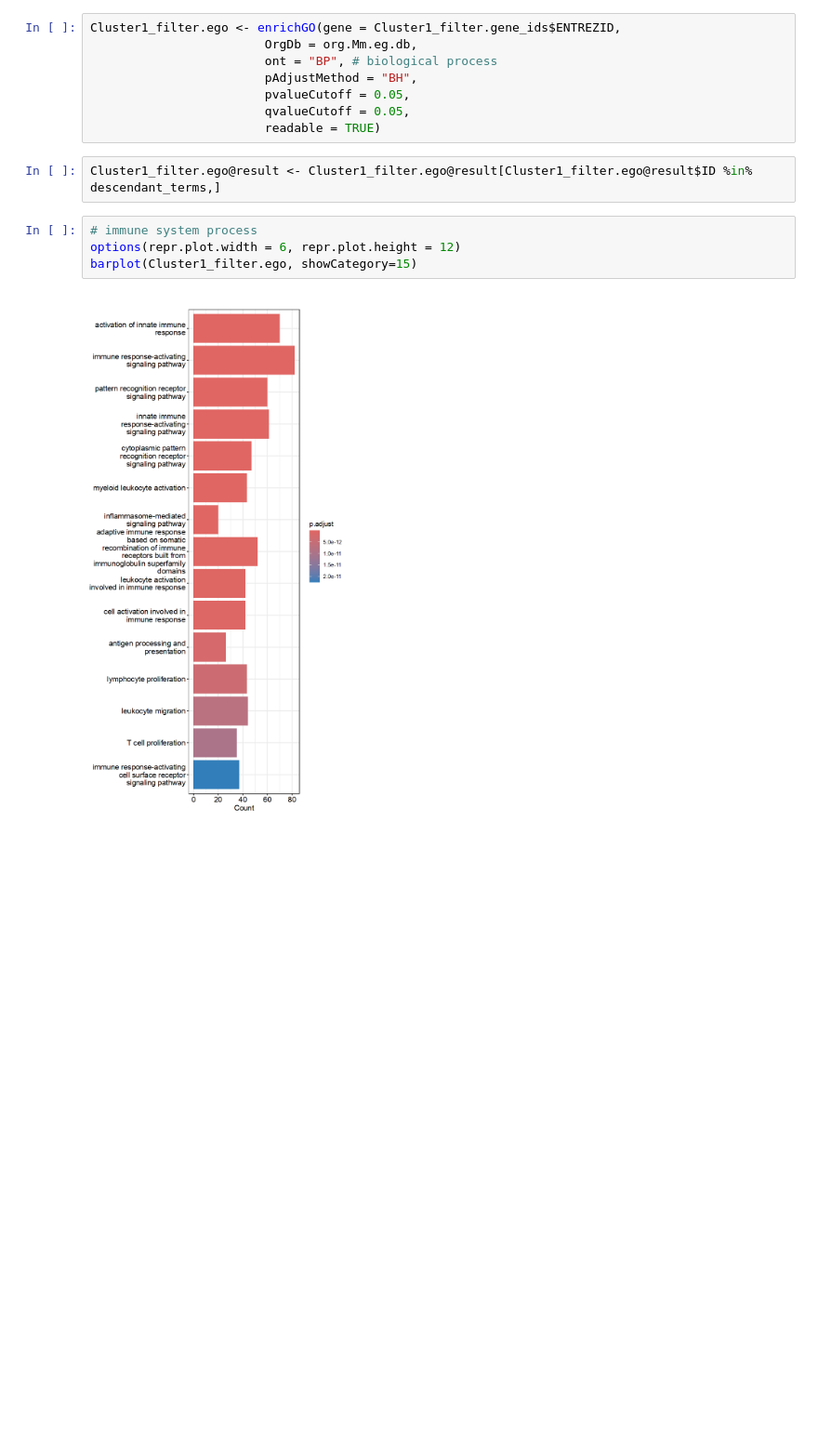
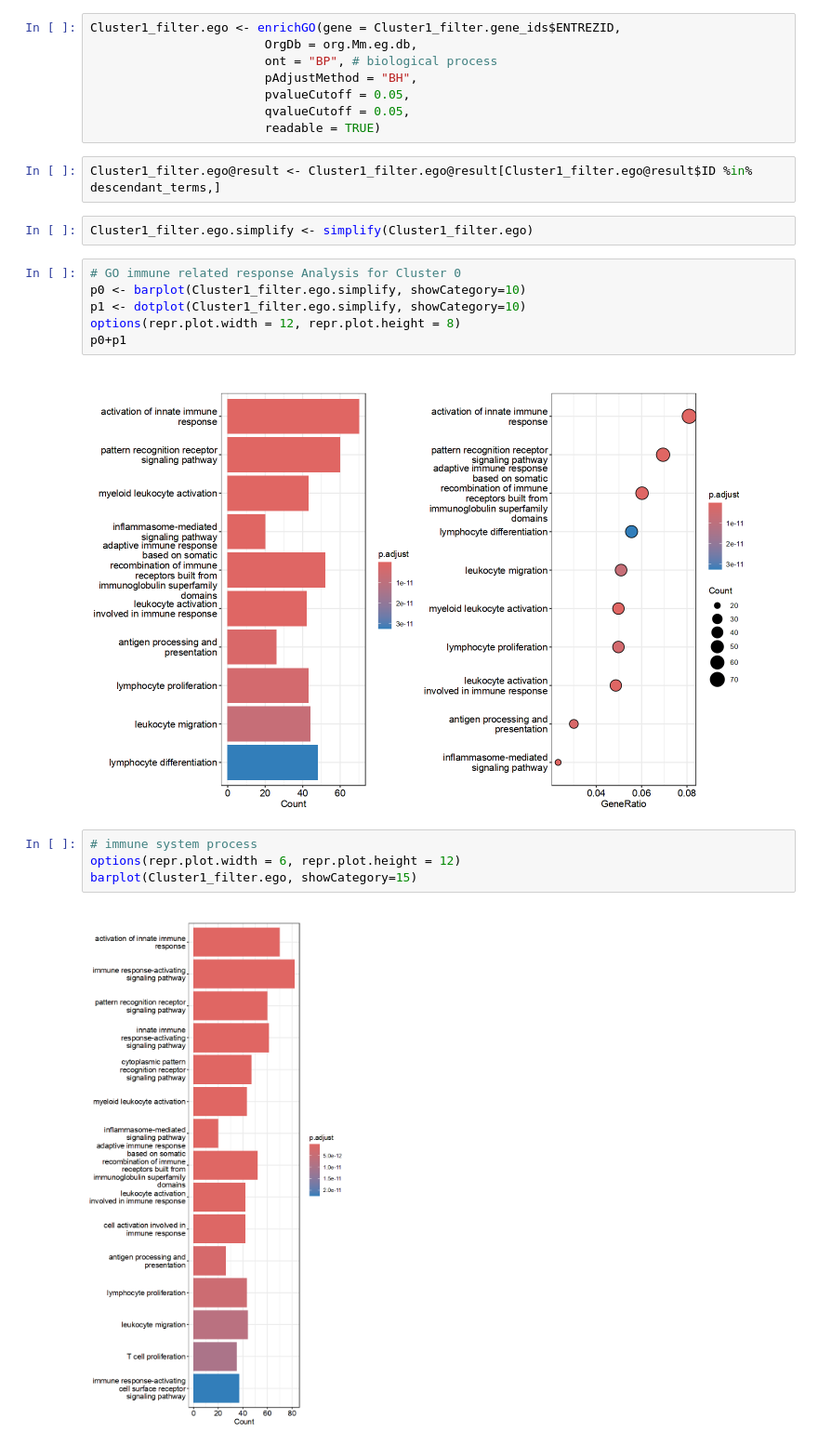
Before and after one commit to Rockyperiod/b16_act_analysis, a Jupyter notebook: code/sc_rna/06_04_GO_analysis.ipynb, the cells around one changed output. Shown at 93% size. Cells and saved outputs as stored; diff of their text form; blank space fills up the shorter version.

```diff
--- a/code/sc_rna/06_04_GO_analysis.ipynb
+++ b/code/sc_rna/06_04_GO_analysis.ipynb
@@ -343,6 +347,16 @@ Cluster1_filter.ego <- enrichGO(gene = Cluster1_filter.gene_ids$ENTREZID,
                         readable = TRUE)
 # %%
 Cluster1_filter.ego@result <- Cluster1_filter.ego@result[Cluster1_filter.ego@result$ID %in% descendant_terms,]
+# %%
+Cluster1_filter.ego.simplify <- simplify(Cluster1_filter.ego)
+# %%
+# GO immune related response Analysis for Cluster 0
+p0 <- barplot(Cluster1_filter.ego.simplify, showCategory=10)
+p1 <- dotplot(Cluster1_filter.ego.simplify, showCategory=10)
+options(repr.plot.width = 12, repr.plot.height = 8)
+p0+p1
+# %% [output]
+[figure, added]
 # %%
 # immune system process
 options(repr.plot.width = 6, repr.plot.height = 12)
```
Also changed, not shown: parts of 8 cells of this notebook, 1 other file.
